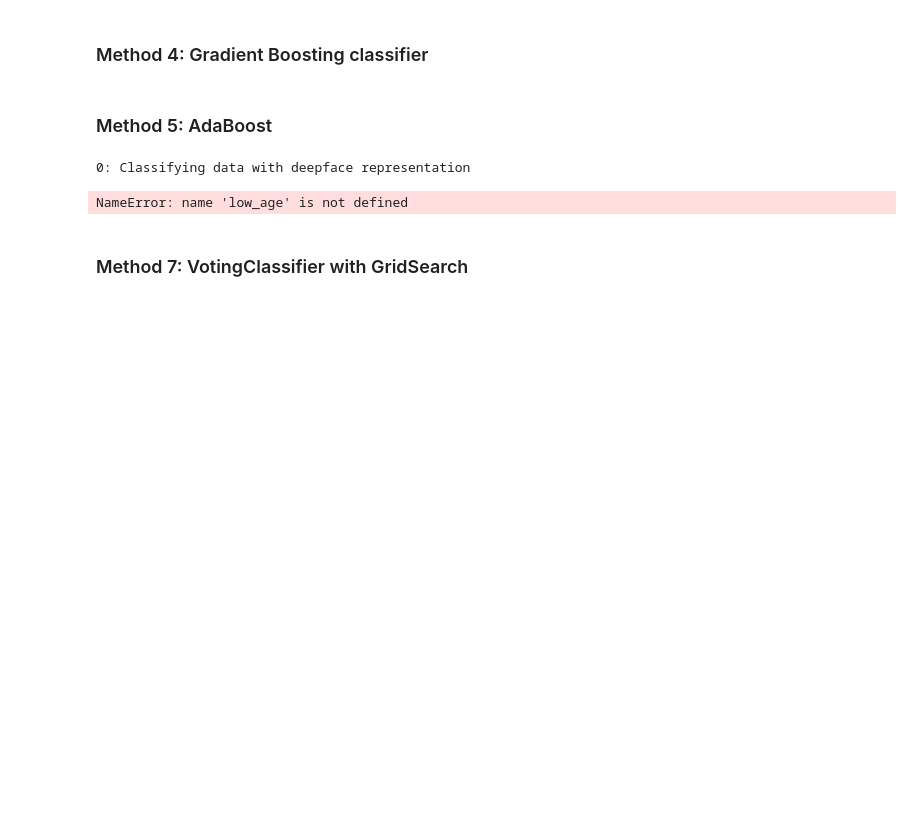
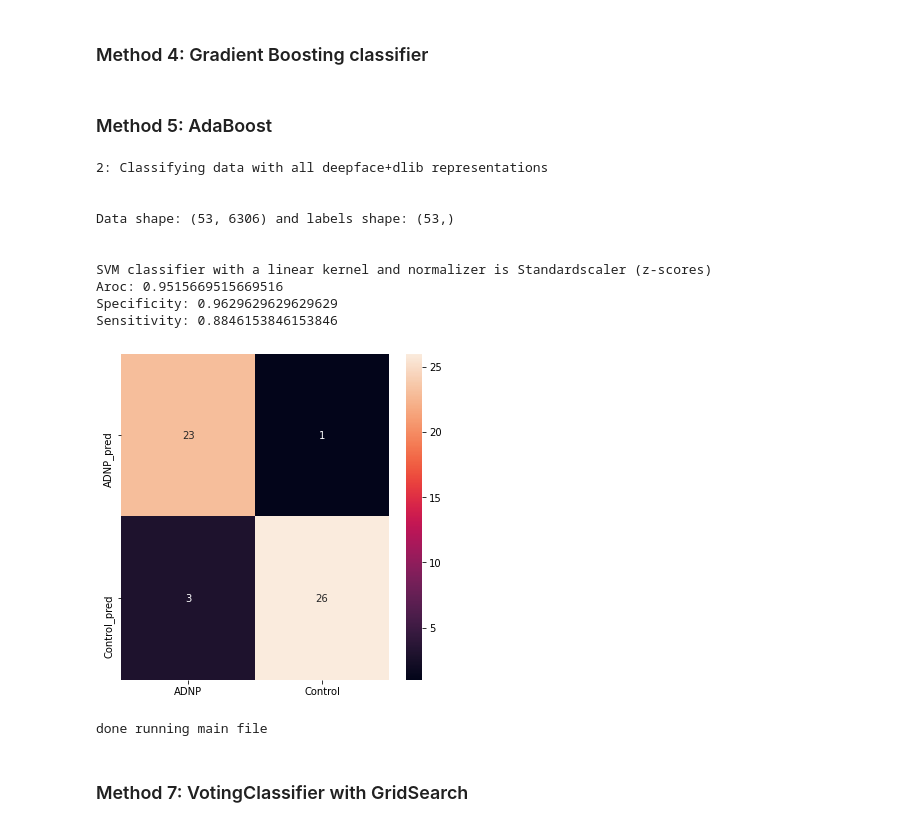
Before and after one commit to spatiebalk/face-classification, a Jupyter notebook: classifiers-general.ipynb, the cells around one changed output. Drawn from its saved outputs; the diff is of its cells as text; code cells hidden in the pictures; blank space fills up the shorter version.

```diff
--- a/classifiers-general.ipynb
+++ b/classifiers-general.ipynb
@@ -534,56 +577,71 @@ def main():
     start = time.time()
 
     data_dir = r"H:\Genetica Projecten\Facial Recognition\Studenten en Onderzoekers\Fien\{}".format(syn_name)
-    results_file = open("results/{}-results-{}.txt".format(syn_name, today), "w")
+    #results_file = open("results/{}-results-{}.txt".format(syn_name, today), "w")
 
     nr_feats = 300
 
 
-    for data_combination in [0, 1, 2, 3]: # [0, 1, 2, 3, 4, 5, 6, 7, 8]: rest works
 
-        results_file.write(get_header(data_combination, nr_feats))
+    for data_combination in [2]: # 0, 1, 2, 3]: # [0, 1, 2, 3, 4, 5, 6, 7, 8]: rest works
+
+        #results_file.write(get_header(data_combination, nr_feats))
         print(get_header(data_combination, nr_feats))
 
         # data, labels depend on data_combination
         nr_comps, data, labels = concatenate(data_dir, data_combination, nr_feats)
 
         print("Data shape: {} and labels shape: {} \n\n".format(data.shape, labels.shape))
 
         if data_combination == 4:
             results_file.write("Nr of pca components used: {}\n\n".format(nr_comps))
 
+#         ## conf matrix - ADNP ##
+#         print("SVM classifier with a linear kernel and normalizer is Standardscaler (z-scores)")
+#         tn, fp, fn, tp, aroc  = svm_classifier_conf_matrix(data, labels, 'linear', 2)
+#         plot_conf_matrix(tn, fp, fn, tp, aroc)
 
         # plot representation
         # plot_pca_tsne(data, labels, low_age, high_age)
 
-        results_file.write("CLASSIFIER RESULTS for {} patients and controls \n".format(syn_name))
+#         results_file.write("CLASSIFIER RESULTS for {} patients and controls \n".format(syn_name))
 
-        k, knn_norm, knn_aroc, knn_spec, knn_sens = knn_classifier(data, labels)
-        results_file.write("knn classifier (k = {}), normalize : {} \n    AROC: {:.4f}, spec: {:.4f}, sens: {:.4f}\n".format(k, knn_norm, knn_aroc, knn_spec, knn_sens))
+#         k, knn_norm, knn_aroc, knn_spec, knn_sens = knn_classifier(data, labels)
+#         results_file.write("knn classifier (k = {}), normalize : {} \n    AROC: {:.4f}, spec: {:.4f}, sens: {:.4f}\n".format(k, knn_norm, knn_aroc, knn_spec, knn_sens))
 
-        kernel, svm_norm, svm_aroc, svm_spec, svm_sens = svm_classifier(data, labels)
-        results_file.write("svm classifier (k = {}), normalize : {} \n    AROC: {:.4f}, spec: {:.4f}, sens: {:.4f}\n".format(kernel, svm_norm, svm_aroc, svm_spec, svm_sens))
+#         kernel, svm_norm, svm_aroc, svm_spec, svm_sens = svm_classifier(data, labels)
+#         results_file.write("svm classifier (k = {}), normalize : {} \n    AROC: {:.4f}, spec: {:.4f}, sens: {:.4f}\n".format(kernel, svm_norm, svm_aroc, svm_spec, svm_sens))
 
-        n_trees_rf, rf_norm, rf_aroc, rf_spec, rf_sens = rf_classifier(data, labels)
-        results_file.write("Random Forest classifier (trees = {}), normalize : {} \n    AROC: {:.4f}, spec: {:.4f}, sens: {:.4f}\n".format(n_trees_rf, rf_norm, rf_aroc, rf_spec, rf_sens))
+#         n_trees_rf, rf_norm, rf_aroc, rf_spec, rf_sens = rf_classifier(data, labels)
+#         results_file.write("Random Forest classifier (trees = {}), normalize : {} \n    AROC: {:.4f}, spec: {:.4f}, sens: {:.4f}\n".format(n_trees_rf, rf_norm, rf_aroc, rf_spec, rf_sens))
 
-        n_trees_gr, gr_norm, gr_aroc, gr_spec, gr_sens = gr_classifier(data, labels)
-        results_file.write("Gradient Boost classifier (trees = {}), normalize : {} \n    AROC: {:.4f}, spec: {:.4f}, sens: {:.4f}\n".format(n_trees_gr, gr_norm, gr_aroc, gr_spec, gr_sens))
+#         n_trees_gr, gr_norm, gr_aroc, gr_spec, gr_sens = gr_classifier(data, labels)
+#         results_file.write("Gradient Boost classifier (trees = {}), normalize : {} \n    AROC: {:.4f}, spec: {:.4f}, sens: {:.4f}\n".format(n_trees_gr, gr_norm, gr_aroc, gr_spec, gr_sens))
 
-        n_trees_ada, ada_norm, ada_aroc, ada_spec, ada_sens = ada_classifier(data, labels)
-        results_file.write("Ada Boost classifier (trees = {}), normalize : {} \n    AROC: {:.4f}, spec: {:.4f}, sens: {:.4f}\n".format(n_trees_ada, ada_norm, ada_aroc, ada_spec, ada_sens))
+#         n_trees_ada, ada_norm, ada_aroc, ada_spec, ada_sens = ada_classifier(data, labels)
+#         results_file.write("Ada Boost classifier (trees = {}), normalize : {} \n    AROC: {:.4f}, spec: {:.4f}, sens: {:.4f}\n".format(n_trees_ada, ada_norm, ada_aroc, ada_spec, ada_sens))
 
-        results_file.write("\n")
+#         results_file.write("\n")
 
-    end = time.time()
-    results_file.write("Running this whole file took {:.2f} hours".format((end-start)/3600.00))
-    results_file.close()
+#     end = time.time()
+#     results_file.write("Running this whole file took {:.2f} hours".format((end-start)/3600.00))
+#     results_file.close()
     print("done running main file")
 
 main()
 # %% [output]
-0: Classifying data with deepface representation
+2: Classifying data with all deepface+dlib representations
+
+
+Data shape: (53, 6306) and labels shape: (53,)
+
+
+SVM classifier with a linear kernel and normalizer is Standardscaler (z-scores)
+Aroc: 0.9515669515669516
+Specificity: 0.9629629629629629
+Sensitivity: 0.8846153846153846
+[figure, added]
-NameError: name 'low_age' is not defined
+done running main file
 # %% [markdown]
 ### Method 7: VotingClassifier with GridSearch
 # %% [markdown]
```
Also changed, not shown: parts of 2 cells of this notebook, 6 other files.
